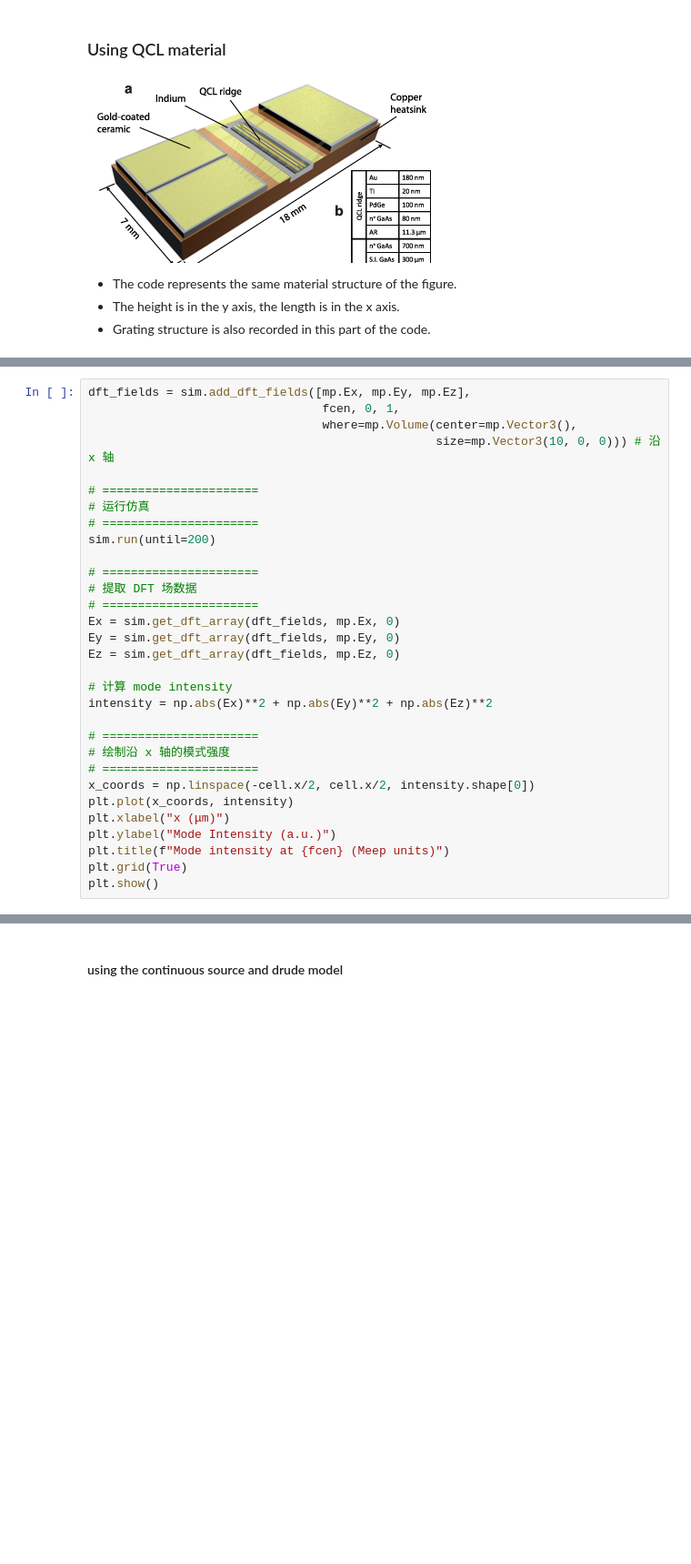
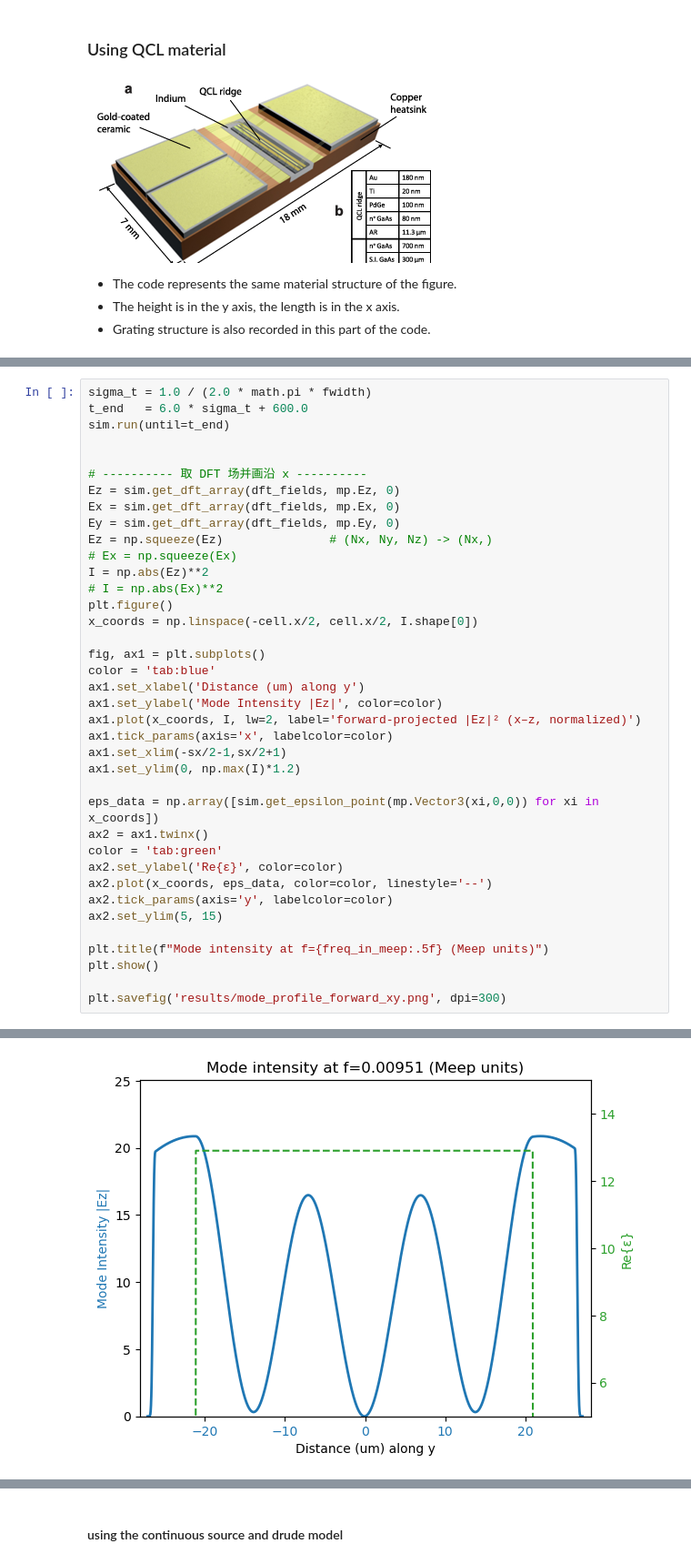
Before and after one commit to zhou277/Semiconductor_laser, a Jupyter notebook: 3_Mode_intensity.ipynb, the cells around one changed output, grey strips where cells are left out. Shown at 91% size. Cells and saved outputs as stored; diff of their text form; blank space fills up the shorter version.

```diff
--- a/3_Mode_intensity.ipynb
+++ b/3_Mode_intensity.ipynb
@@ -136,32 +186,39 @@ sim.plot2D()
 # %%
-dft_fields = sim.add_dft_fields([mp.Ex, mp.Ey, mp.Ez],
-                                 fcen, 0, 1,
-                                 where=mp.Volume(center=mp.Vector3(),
-                                                 size=mp.Vector3(10, 0, 0))) # 沿 x 轴
+sigma_t = 1.0 / (2.0 * math.pi * fwidth)
+t_end   = 6.0 * sigma_t + 600.0
+sim.run(until=t_end)
 
-# ======================
-# 运行仿真
-# ======================
-sim.run(until=200)
 
-# ======================
-# 提取 DFT 场数据
-# ======================
+# ---------- 取 DFT 场并画沿 x ----------
+Ez = sim.get_dft_array(dft_fields, mp.Ez, 0)
 Ex = sim.get_dft_array(dft_fields, mp.Ex, 0)
 Ey = sim.get_dft_array(dft_fields, mp.Ey, 0)
-Ez = sim.get_dft_array(dft_fields, mp.Ez, 0)
+Ez = np.squeeze(Ez)               # (Nx, Ny, Nz) -> (Nx,)
+# Ex = np.squeeze(Ex)
+I = np.abs(Ez)**2
+# I = np.abs(Ex)**2
+plt.figure()
+x_coords = np.linspace(-cell.x/2, cell.x/2, I.shape[0])
 
-# 计算 mode intensity
-intensity = np.abs(Ex)**2 + np.abs(Ey)**2 + np.abs(Ez)**2
+fig, ax1 = plt.subplots()
+color = 'tab:blue'
+ax1.set_xlabel('Distance (um) along y')
+ax1.set_ylabel('Mode Intensity |Ez|', color=color)
+ax1.plot(x_coords, I, lw=2, label='forward-projected |Ez|² (x–z, normalized)')
+ax1.tick_params(axis='x', labelcolor=color)
+ax1.set_xlim(-sx/2-1,sx/2+1)
+ax1.set_ylim(0, np.max(I)*1.2)
 
-# ======================
-# 绘制沿 x 轴的模式强度
-# ======================
-x_coords = np.linspace(-cell.x/2, cell.x/2, intensity.shape[0])
-plt.plot(x_coords, intensity)
-plt.xlabel("x (μm)")
-plt.ylabel("Mode Intensity (a.u.)")
-plt.title(f"Mode intensity at {fcen} (Meep units)")
-plt.grid(True)
+eps_data = np.array([sim.get_epsilon_point(mp.Vector3(xi,0,0)) for xi in x_coords])
+ax2 = ax1.twinx()
+color = 'tab:green'
+ax2.set_ylabel('Re{ε}', color=color)
+ax2.plot(x_coords, eps_data, color=color, linestyle='--')
+ax2.tick_params(axis='y', labelcolor=color)
+ax2.set_ylim(5, 15)
+
+plt.title(f"Mode intensity at f={freq_in_meep:.5f} (Meep units)")
 plt.show()
+
+plt.savefig('results/mode_profile_forward_xy.png', dpi=300)
 # %% [output]
@@ -185,0 +230 @@ Error:
+[figure, added]
```
Also changed, not shown: parts of 15 cells of this notebook, 6 other files.
